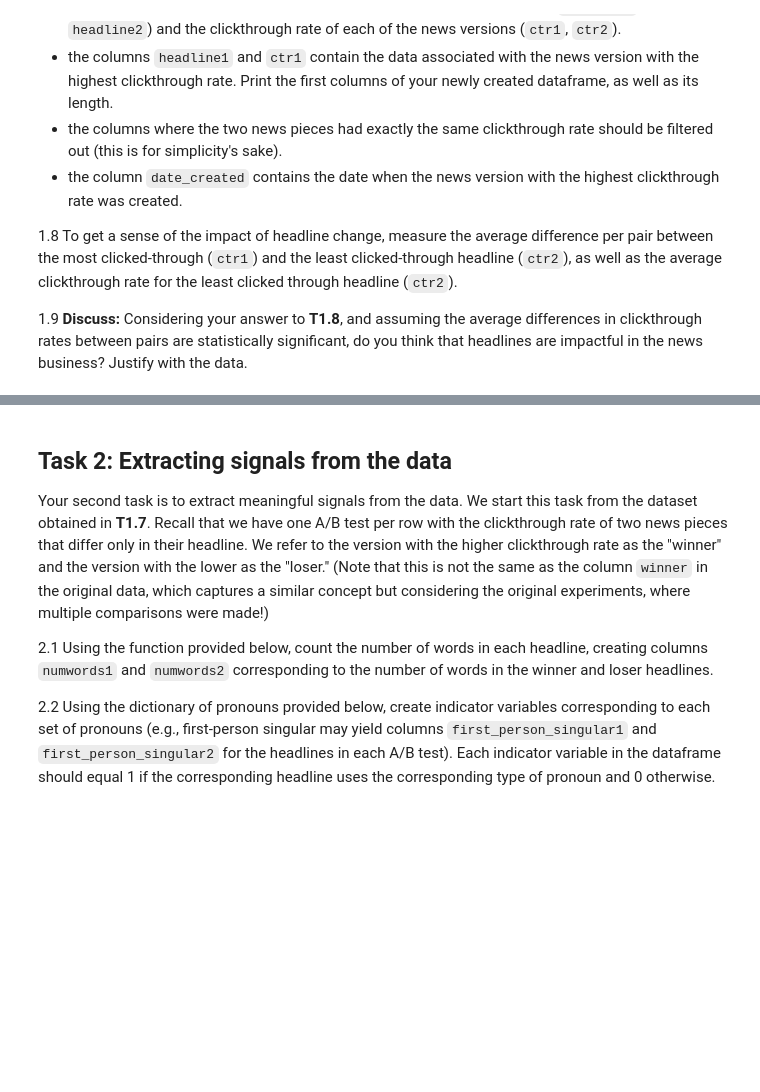
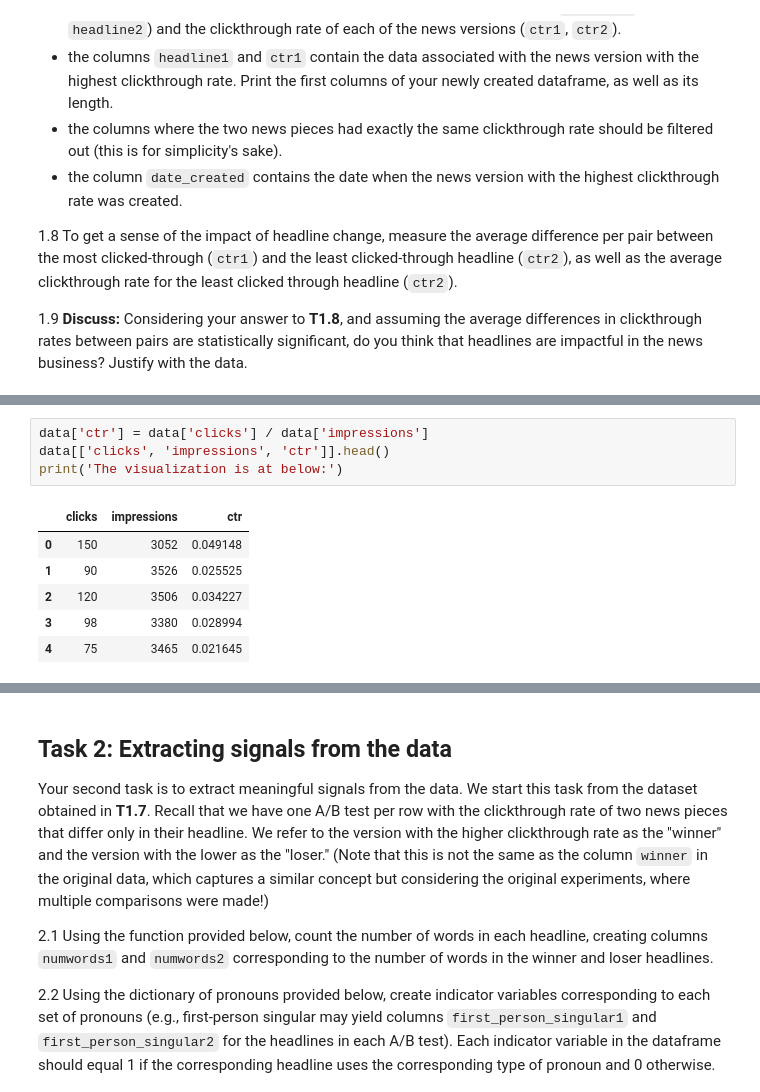
Before and after one commit to PeterYYZhang/2022, a Jupyter notebook: Homework/01 - Pandas Data Wrangling and Data Viz/hw1.ipynb, the cells around one changed output, grey strips where cells are left out. Drawn from its saved outputs; the diff is of its cells as text; blank space fills up the shorter version.

```diff
--- a/Homework/01 - Pandas Data Wrangling and Data Viz/hw1.ipynb
+++ b/Homework/01 - Pandas Data Wrangling and Data Viz/hw1.ipynb
@@ -138,0 +193,11 @@ Create a dataset where:
+# %%
+data['ctr'] = data['clicks'] / data['impressions']
+data[['clicks', 'impressions', 'ctr']].head()
+print('The visualization is at below:')
+# %% [output]
+|  | clicks | impressions | ctr |
+| 0 | 150 | 3052 | 0.049148 |
+| 1 | 90 | 3526 | 0.025525 |
+| 2 | 120 | 3506 | 0.034227 |
+| 3 | 98 | 3380 | 0.028994 |
+| 4 | 75 | 3465 | 0.021645 |
```
Also changed, not shown: parts of 17 cells of this notebook, 1 other file.
